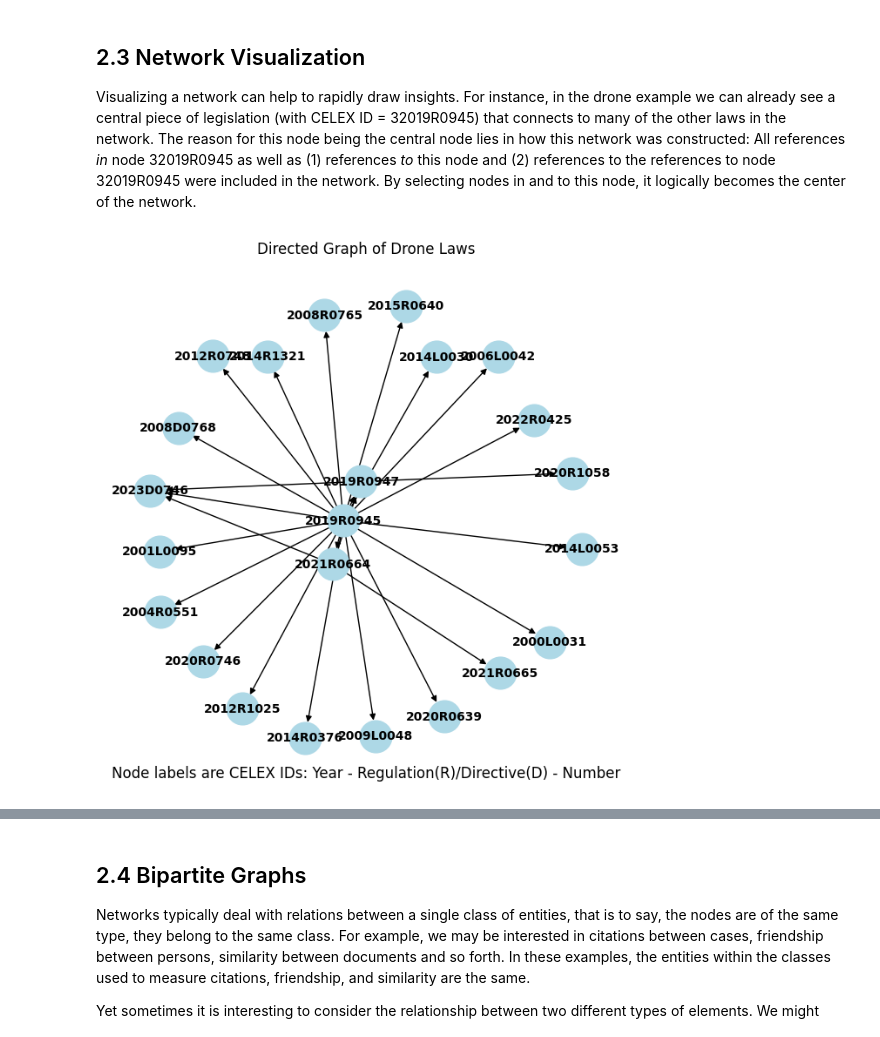
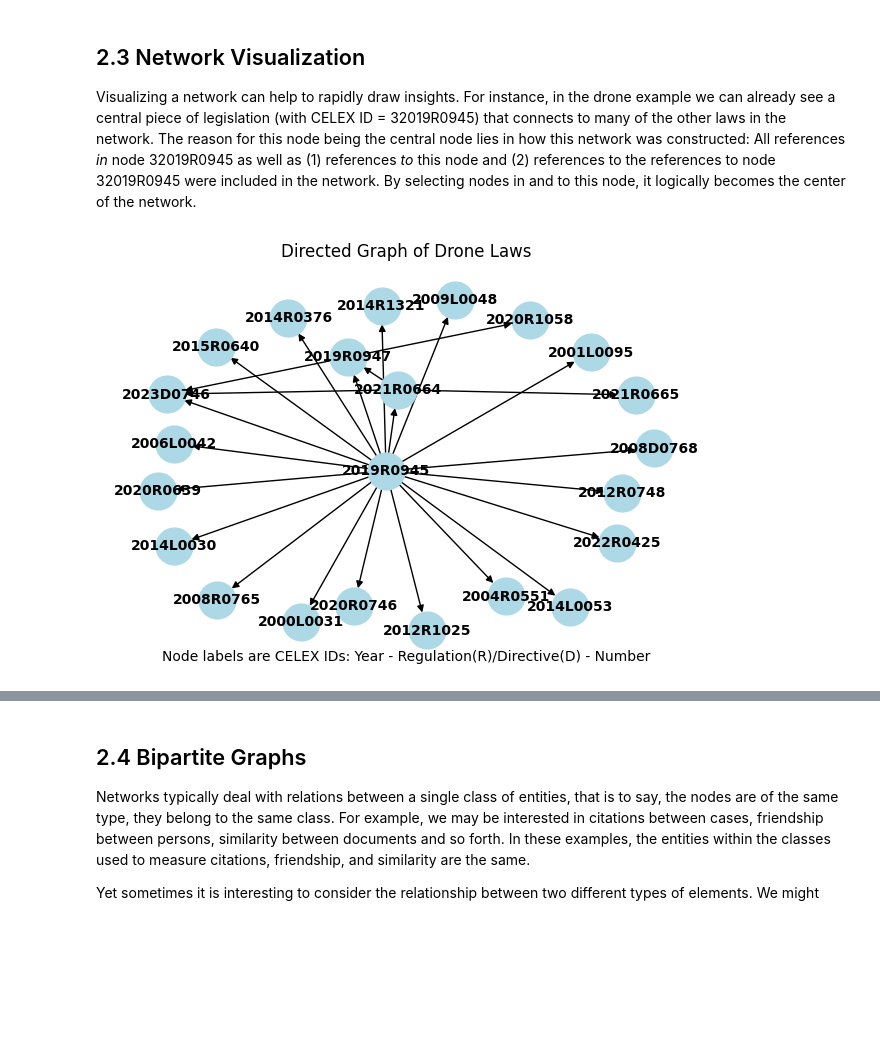
Before and after one commit to maastrichtlawtech/legalnetworkanalysis_textbook, a Jupyter notebook: Chapter_2_Key_Concepts.ipynb, the cells around one changed output, grey strips where cells are left out. Saved outputs shown, nothing was run; the diff lists cells and outputs as text; code cells hidden in the pictures; blank space fills up the shorter version.

```diff
--- a/Chapter_2_Key_Concepts.ipynb
+++ b/Chapter_2_Key_Concepts.ipynb
@@ -33,28 +33,28 @@ Visualizing a network can help to rapidly draw insights. For instance, in the dr
 # %%
 # Load the JSON data
 with open("data/drone_laws/g_dronelaws_1.json") as f:
     data = json.load(f)
 
 # Create a directed graph
-G = nx.DiGraph()
+g_drones1 = nx.DiGraph()
 
 # Add nodes
 for node in data['nodes']:
-    G.add_node(node['id'])
+    g_drones1.add_node(node['id'])
 # Add edges
 for link in data['links']:
-    G.add_edge(link['source'], link['target'])
+    g_drones1.add_edge(link['source'], link['target'])
 
 # Visualize the graph
-plt.figure(figsize=(6, 6))
-pos = nx.spring_layout(G)
-nx.draw(G, pos, with_labels=True, node_size=700, node_color='lightblue', font_size=10, font_weight='bold', arrows=True)
+plt.figure(figsize=(6, 4))
+pos = nx.spring_layout(g_drones1)
+nx.draw(g_drones1, pos, with_labels=True, node_size=700, node_color='lightblue', font_size=10, font_weight='bold', arrows=True)
 plt.title("Directed Graph of Drone Laws")
 plt.figtext(0.5, 0.01, "Node labels are CELEX IDs: Year - Regulation(R)/Directive(D) - Number",
-             wrap=True, horizontalalignment='center', fontsize=12)
+             wrap=True, horizontalalignment='center', fontsize=10)
 plt.show()
 # %% [output]
-[figure, old version]
+[figure, new version]
 # %% [markdown]
 Visualizations can even be misleading. The three plots below represent the exact same network (image from Wallis 2007, page 7). If one asks "which node is the most central one?" in relation to this particular network, the drawing on the left probably provides us the most insight and the one on the right is highly misleading (all the nodes in this network are equally central).
 
```
Also changed, not shown: parts of 46 cells of this notebook, 4 other files.
